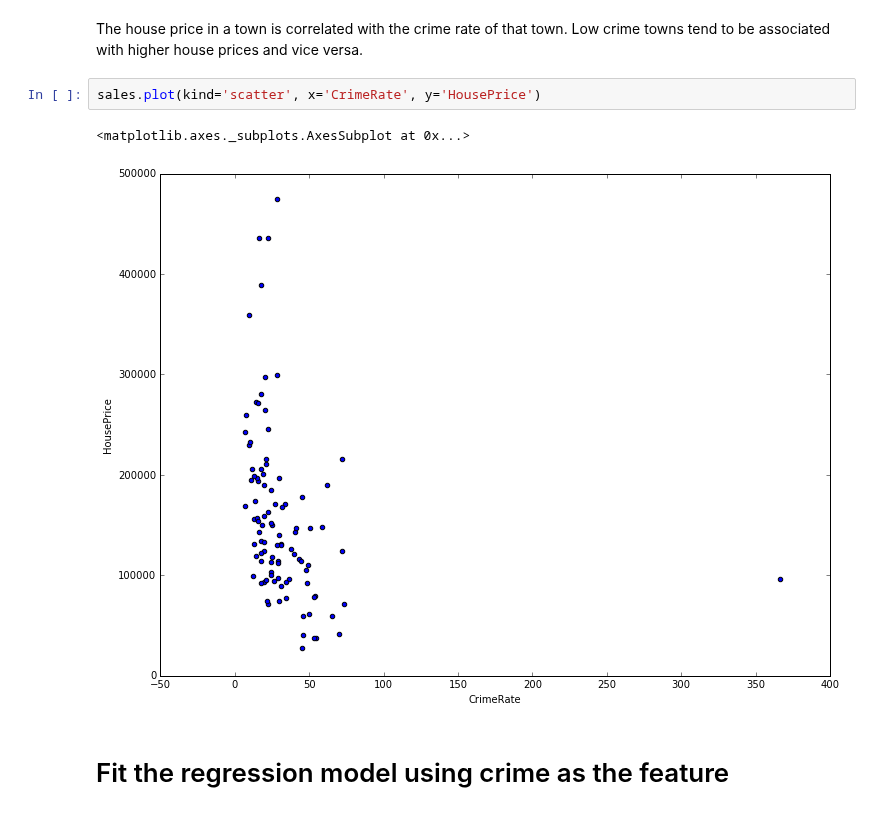
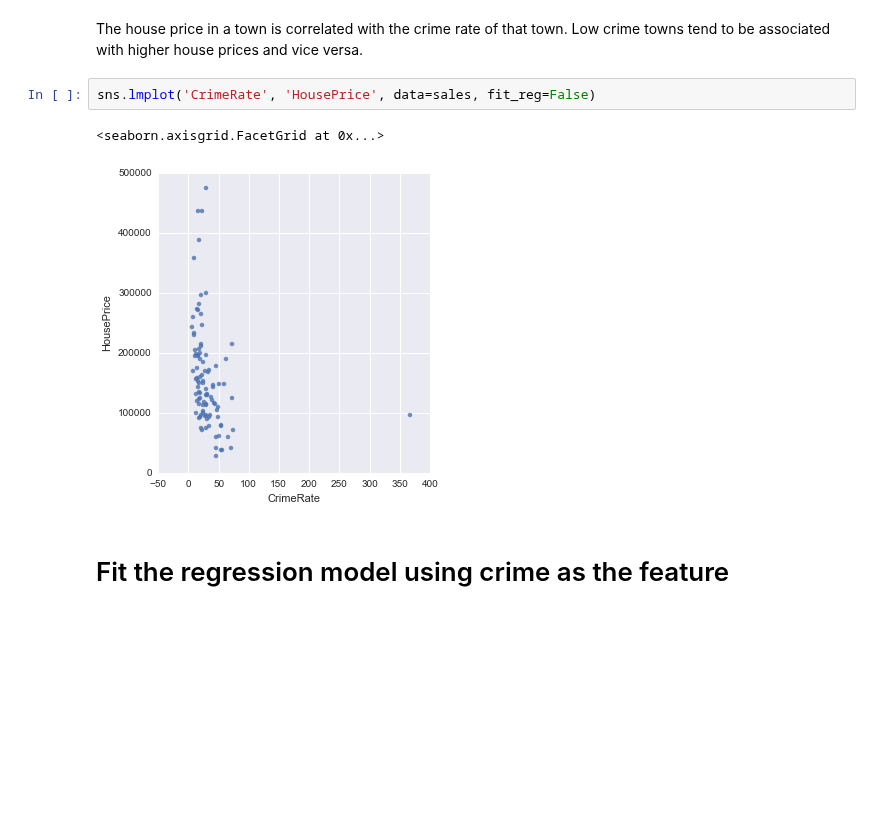
Before and after one commit to benjaminsw/regression, a Jupyter notebook: PhillyCrime/PhillyCrime.ipynb, the cells around one changed output. Saved outputs shown, nothing was run; the diff lists cells and outputs as text; blank space fills up the shorter version.

Commit message:
updated graph

```diff
--- a/PhillyCrime/PhillyCrime.ipynb
+++ b/PhillyCrime/PhillyCrime.ipynb
@@ -31,11 +34,11 @@ sales.head(10)
 # Exploring the data
 # %% [markdown]
 The house price in a town is correlated with the crime rate of that town. Low crime towns tend to be associated with higher house prices and vice versa.
-# %%
-sales.plot(kind='scatter', x='CrimeRate', y='HousePrice')
-# %% [output]
-<matplotlib.axes._subplots.AxesSubplot at 0x...>
-[figure, removed]
+# %%
+sns.lmplot('CrimeRate', 'HousePrice', data=sales, fit_reg=False)
+# %% [output]
+<seaborn.axisgrid.FacetGrid at 0x...>
+[figure, added]
 # %% [markdown]
 # Fit the regression model using crime as the feature
 # %%
```
Also changed, not shown: parts of 10 cells of this notebook.
